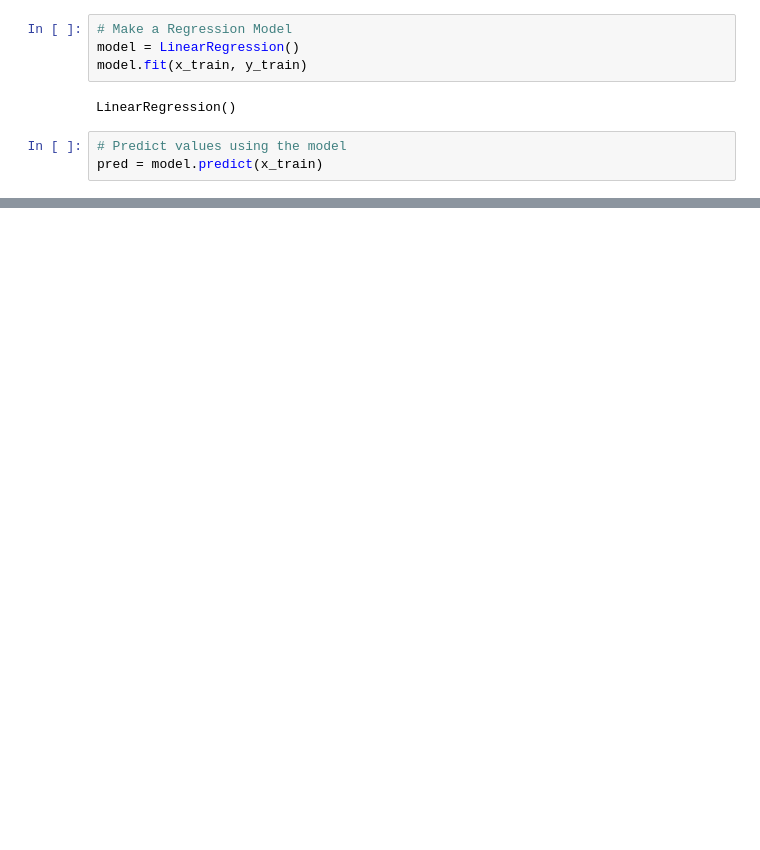
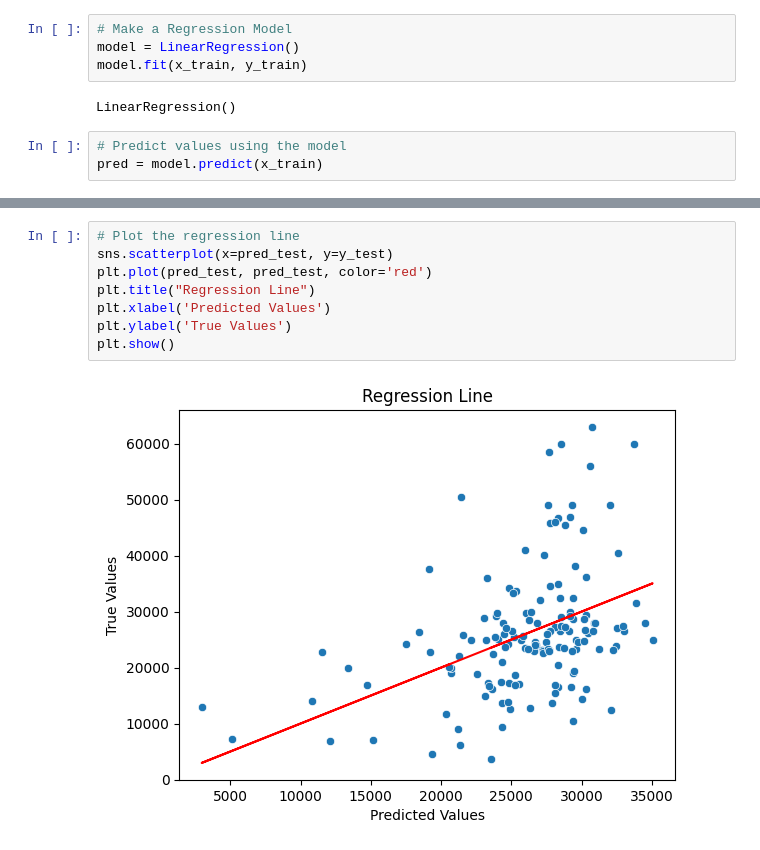
Before and after one commit to masonnicoletti/Car-Analysis-Project, a Jupyter notebook: regression.ipynb, the cells around one changed output, grey strips where cells are left out. Saved outputs shown, nothing was run; the diff lists cells and outputs as text; blank space fills up the shorter version.

Commit message:
Regression Work

```diff
--- a/regression.ipynb
+++ b/regression.ipynb
@@ -96,0 +115,10 @@ pd.DataFrame({"Intercept": intercept, "Coefficient": coefficients}, index=x.colu
+# %%
+# Plot the regression line
+sns.scatterplot(x=pred_test, y=y_test)
+plt.plot(pred_test, pred_test, color='red')
+plt.title("Regression Line")
+plt.xlabel('Predicted Values')
+plt.ylabel('True Values')
+plt.show()
+# %% [output]
+[figure, added]
```
Also changed, not shown: parts of 9 cells of this notebook, 1 other file.
